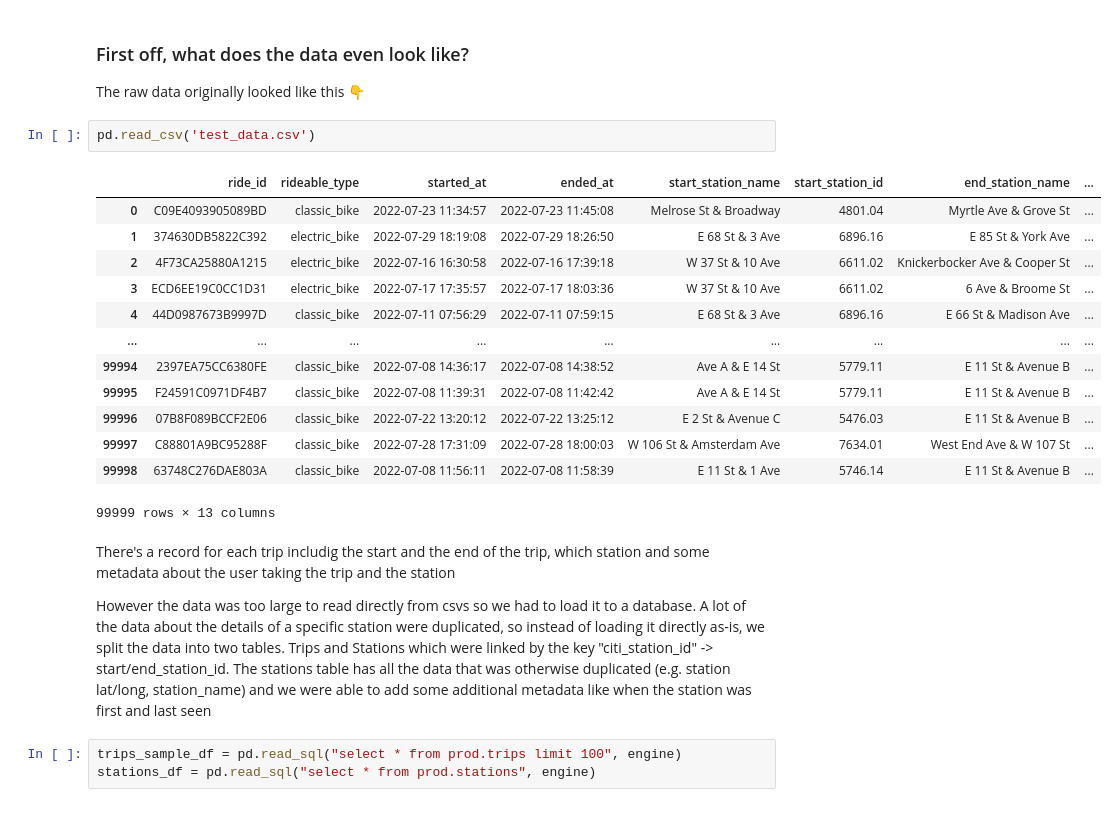
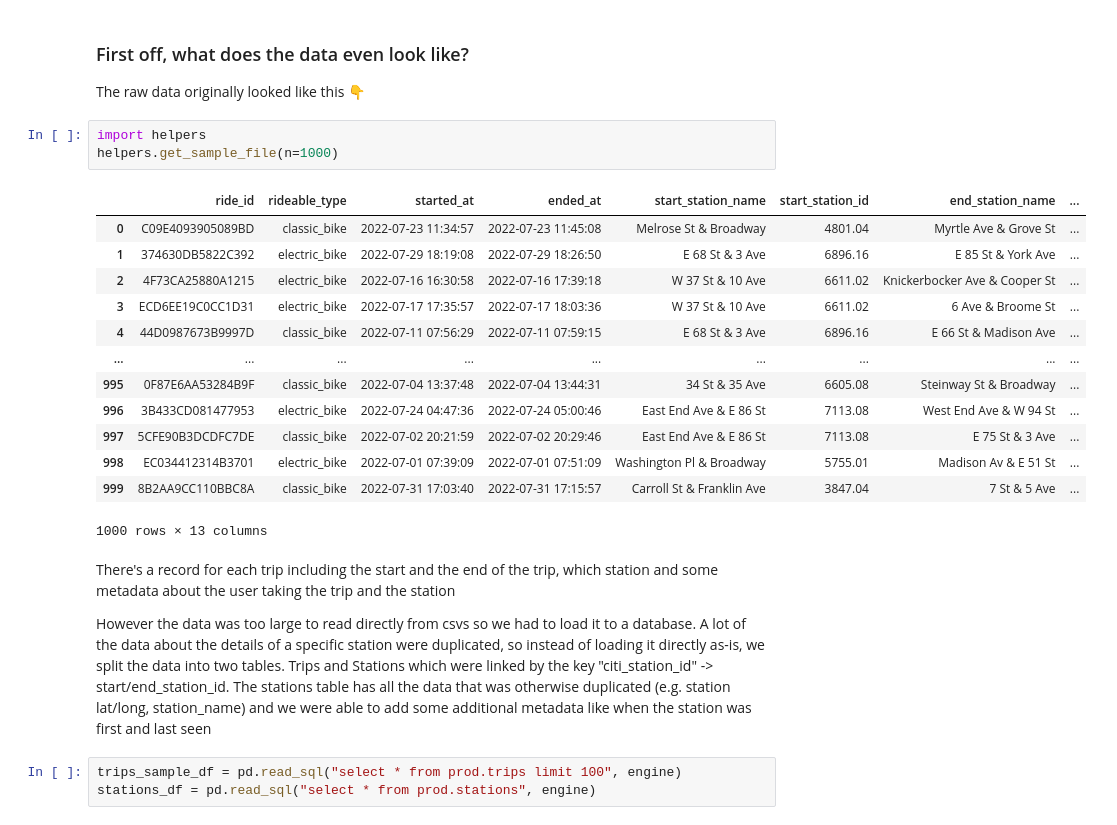
Before and after one commit to dseisun/citibike, a Jupyter notebook: analysis.ipynb, the cells around one changed output. Saved outputs shown, nothing was run; the diff lists cells and outputs as text.

```diff
--- a/analysis.ipynb
+++ b/analysis.ipynb
@@ -14,23 +14,24 @@ import matplotlib.pyplot as plt
 ### First off, what does the data even look like?
 The raw data originally looked like this 👇
 # %%
-pd.read_csv('test_data.csv')
+import helpers
+helpers.get_sample_file(n=1000)
 # %% [output]
 |  | ride_id | rideable_type | started_at | ended_at | start_station_name | start_station_id | end_station_name | ... |
 | 0 | C09E4093905089BD | classic_bike | 2022-07-23 11:34:57 | 2022-07-23 11:45:08 | Melrose St & Broadway | 4801.04 | Myrtle Ave & Grove St | ... |
 | 1 | 374630DB5822C392 | electric_bike | 2022-07-29 18:19:08 | 2022-07-29 18:26:50 | E 68 St & 3 Ave | 6896.16 | E 85 St & York Ave | ... |
 | 2 | 4F73CA25880A1215 | electric_bike | 2022-07-16 16:30:58 | 2022-07-16 17:39:18 | W 37 St & 10 Ave | 6611.02 | Knickerbocker Ave & Cooper St | ... |
 | 3 | ECD6EE19C0CC1D31 | electric_bike | 2022-07-17 17:35:57 | 2022-07-17 18:03:36 | W 37 St & 10 Ave | 6611.02 | 6 Ave & Broome St | ... |
 | 4 | 44D0987673B9997D | classic_bike | 2022-07-11 07:56:29 | 2022-07-11 07:59:15 | E 68 St & 3 Ave | 6896.16 | E 66 St & Madison Ave | ... |
 | ... | ... | ... | ... | ... | ... | ... | ... | ... |
-| 99994 | 2397EA75CC6380FE | classic_bike | 2022-07-08 14:36:17 | 2022-07-08 14:38:52 | Ave A & E 14 St | 5779.11 | E 11 St & Avenue B | ... |
-| 99995 | F24591C0971DF4B7 | classic_bike | 2022-07-08 11:39:31 | 2022-07-08 11:42:42 | Ave A & E 14 St | 5779.11 | E 11 St & Avenue B | ... |
-| 99996 | 07B8F089BCCF2E06 | classic_bike | 2022-07-22 13:20:12 | 2022-07-22 13:25:12 | E 2 St & Avenue C | 5476.03 | E 11 St & Avenue B | ... |
-| 99997 | C88801A9BC95288F | classic_bike | 2022-07-28 17:31:09 | 2022-07-28 18:00:03 | W 106 St & Amsterdam Ave | 7634.01 | West End Ave & W 107 St | ... |
-| 99998 | 63748C276DAE803A | classic_bike | 2022-07-08 11:56:11 | 2022-07-08 11:58:39 | E 11 St & 1 Ave | 5746.14 | E 11 St & Avenue B | ... |
+| 995 | 0F87E6AA53284B9F | classic_bike | 2022-07-04 13:37:48 | 2022-07-04 13:44:31 | 34 St & 35 Ave | 6605.08 | Steinway St & Broadway | ... |
+| 996 | 3B433CD081477953 | electric_bike | 2022-07-24 04:47:36 | 2022-07-24 05:00:46 | East End Ave & E 86 St | 7113.08 | West End Ave & W 94 St | ... |
+| 997 | 5CFE90B3DCDFC7DE | classic_bike | 2022-07-02 20:21:59 | 2022-07-02 20:29:46 | East End Ave & E 86 St | 7113.08 | E 75 St & 3 Ave | ... |
+| 998 | EC034412314B3701 | electric_bike | 2022-07-01 07:39:09 | 2022-07-01 07:51:09 | Washington Pl & Broadway | 5755.01 | Madison Av & E 51 St | ... |
+| 999 | 8B2AA9CC110BBC8A | classic_bike | 2022-07-31 17:03:40 | 2022-07-31 17:15:57 | Carroll St & Franklin Ave | 3847.04 | 7 St & 5 Ave | ... |
-99999 rows × 13 columns
+1000 rows × 13 columns
 # %% [markdown]
-There's a record for each trip includig the start and the end of the trip, which station and some metadata about the user taking the trip and the station
+There's a record for each trip including the start and the end of the trip, which station and some metadata about the user taking the trip and the station
 
 However the data was too large to read directly from csvs so we had to load it to a database. A lot of the data about the details of a specific station were duplicated, so instead of loading it directly as-is, we split the data into two tables. Trips and Stations which were linked by the key "citi_station_id" -> start/end_station_id. The stations table has all the data that was otherwise duplicated (e.g. station lat/long, station_name) and we were able to add some additional metadata like when the station was first and last seen
 # %%
```
Also changed, not shown: parts of 5 cells of this notebook, 5 other files.
